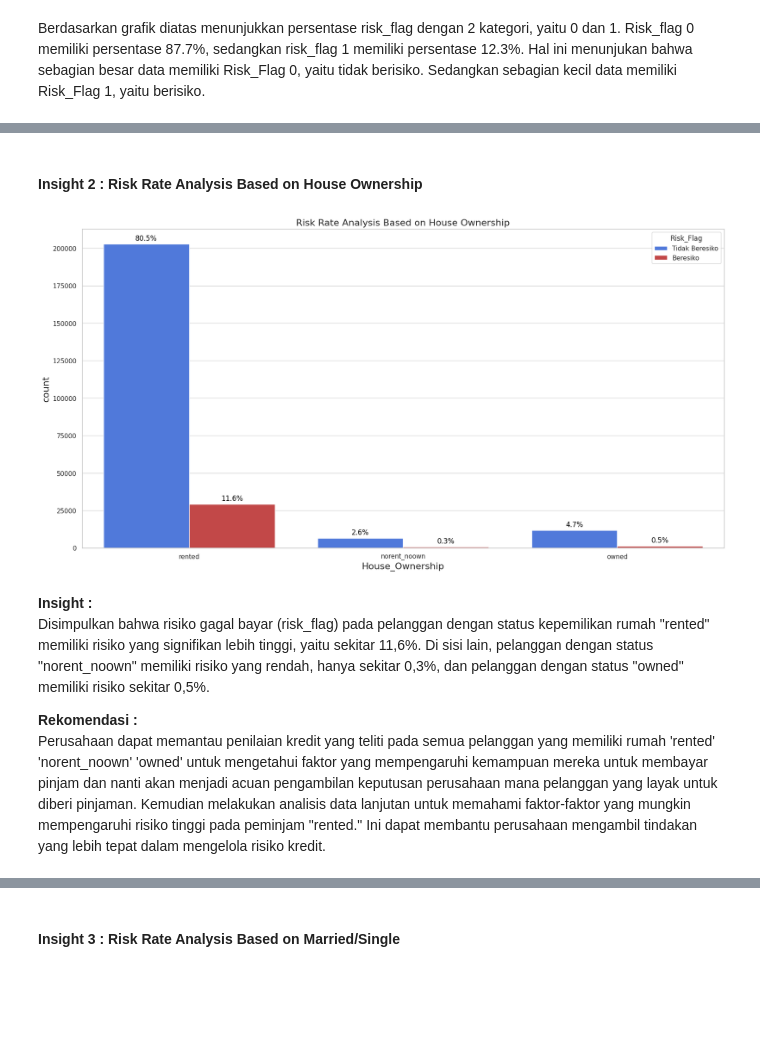
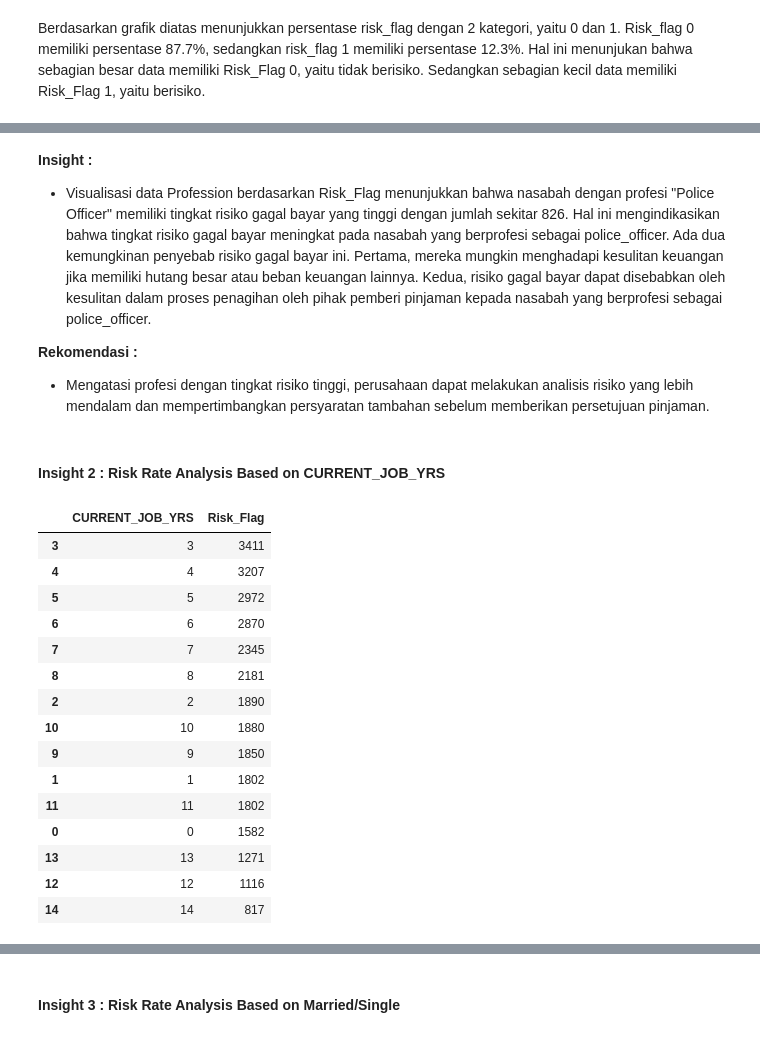
Before and after one commit to 2012500720/FinalProject_Kelompok1A, a Jupyter notebook: Stage1/Tugas_Stage_1.ipynb, the cells around one changed output, grey strips where cells are left out. Drawn from its saved outputs; the diff is of its cells as text; code cells hidden in the pictures; blank space fills up the shorter version.

```diff
--- a/Stage1/Tugas_Stage_1.ipynb
+++ b/Stage1/Tugas_Stage_1.ipynb
@@ -388,40 +387,8 @@ Perusahaan harus melakukan penilaian risiko yang lebih mendalam terhadap pelangg
+# %% [markdown]
+**Insight :**
+- Visualisasi data Profession berdasarkan Risk_Flag menunjukkan bahwa nasabah dengan profesi "Police Officer" memiliki tingkat risiko gagal bayar yang tinggi dengan jumlah sekitar 826. Hal ini mengindikasikan bahwa tingkat risiko gagal bayar meningkat pada nasabah yang berprofesi sebagai police_officer. Ada dua kemungkinan penyebab risiko gagal bayar ini. Pertama, mereka mungkin menghadapi kesulitan keuangan jika memiliki hutang besar atau beban keuangan lainnya. Kedua, risiko gagal bayar dapat disebabkan oleh kesulitan dalam proses penagihan oleh pihak pemberi pinjaman kepada nasabah yang berprofesi sebagai police_officer.
+
+**Rekomendasi :**
+- Mengatasi profesi dengan tingkat risiko tinggi, perusahaan dapat melakukan analisis risiko yang lebih mendalam dan mempertimbangkan persyaratan tambahan sebelum memberikan persetujuan pinjaman.
 # %% [markdown]
-#### Insight 2 : Risk Rate Analysis Based on House Ownership
+#### Insight 2 : Risk Rate Analysis Based on CURRENT_JOB_YRS
-# %%
-# Melakukan visulisasi countplot
-sns.set(style="whitegrid")
-plt.figure(figsize=(20,10))
-ax = sns.countplot(x='House_Ownership',
-                   data=data,
-                   hue='Risk_Flag',
-                   palette=palette
-                  )
-
-plt.title('Risk Rate Analysis Based on House Ownership', fontsize=16)
-plt.xlabel('House_Ownership',fontsize=16)
-plt.ylabel("count",fontsize=16)
-
-legend_labels = ['Tidak Beresiko', 'Beresiko']
-plt.legend(legend_labels, title="Risk_Flag")
-
-# Menghitung dan menampilkan persentase dari setiap kelompok di visualisasi
-for p in ax.patches:
-    height = p.get_height()
-    ax.annotate(f'{height/total:.1%}', (p.get_x() + p.get_width() / 2., height),
-                ha='center',
-                va='center',
-                fontsize=12,
-                color='black',
-                xytext=(0, 10),
-                textcoords='offset points'
-               )
-
-plt.show()
-# %% [output]
-[figure, removed]
-# %% [markdown]
-**Insight :**
-Disimpulkan bahwa risiko gagal bayar (risk_flag) pada pelanggan dengan status kepemilikan rumah "rented" memiliki risiko yang signifikan lebih tinggi, yaitu sekitar 11,6%. Di sisi lain, pelanggan dengan status "norent_noown" memiliki risiko yang rendah, hanya sekitar 0,3%, dan pelanggan dengan status "owned" memiliki risiko sekitar 0,5%.
-
-**Rekomendasi :**
-Perusahaan dapat memantau penilaian kredit yang teliti pada semua pelanggan yang memiliki rumah 'rented' 'norent_noown' 'owned' untuk mengetahui faktor yang mempengaruhi kemampuan mereka untuk membayar pinjam dan nanti akan menjadi acuan pengambilan keputusan perusahaan mana pelanggan yang layak untuk diberi pinjaman. Kemudian melakukan analisis data lanjutan untuk memahami faktor-faktor yang mungkin mempengaruhi risiko tinggi pada peminjam "rented." Ini dapat membantu perusahaan mengambil tindakan yang lebih tepat dalam mengelola risiko kredit.
@@ -427,0 +398,19 @@ Perusahaan dapat memantau penilaian kredit yang teliti pada semua pelanggan yang
+# %%
+job_counts
+# %% [output]
+|  | CURRENT_JOB_YRS | Risk_Flag |
+| 3 | 3 | 3411 |
+| 4 | 4 | 3207 |
+| 5 | 5 | 2972 |
+| 6 | 6 | 2870 |
+| 7 | 7 | 2345 |
+| 8 | 8 | 2181 |
+| 2 | 2 | 1890 |
+| 10 | 10 | 1880 |
+| 9 | 9 | 1850 |
+| 1 | 1 | 1802 |
+| 11 | 11 | 1802 |
+| 0 | 0 | 1582 |
+| 13 | 13 | 1271 |
+| 12 | 12 | 1116 |
+| 14 | 14 | 817 |
```
Also changed, not shown: parts of 15 cells of this notebook.
